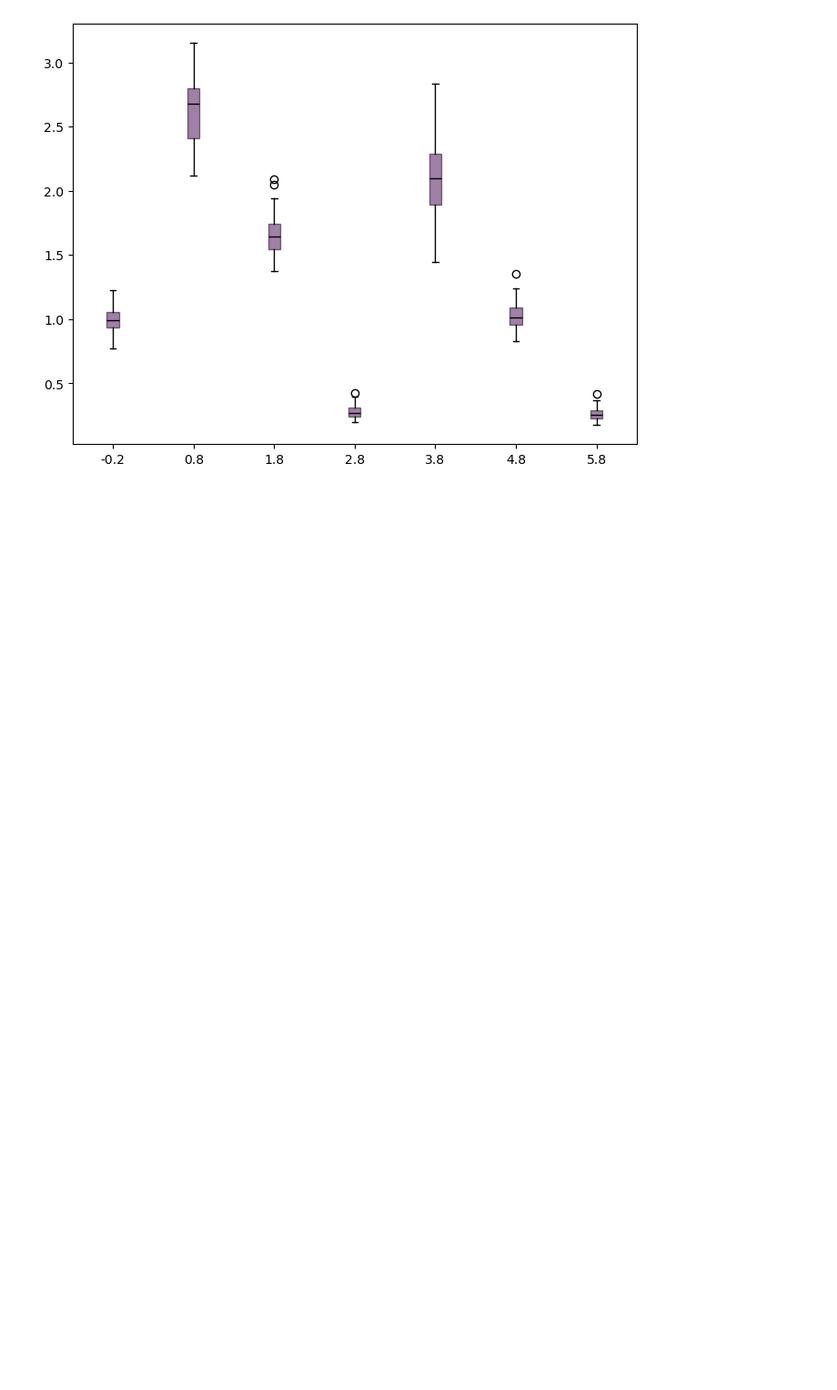
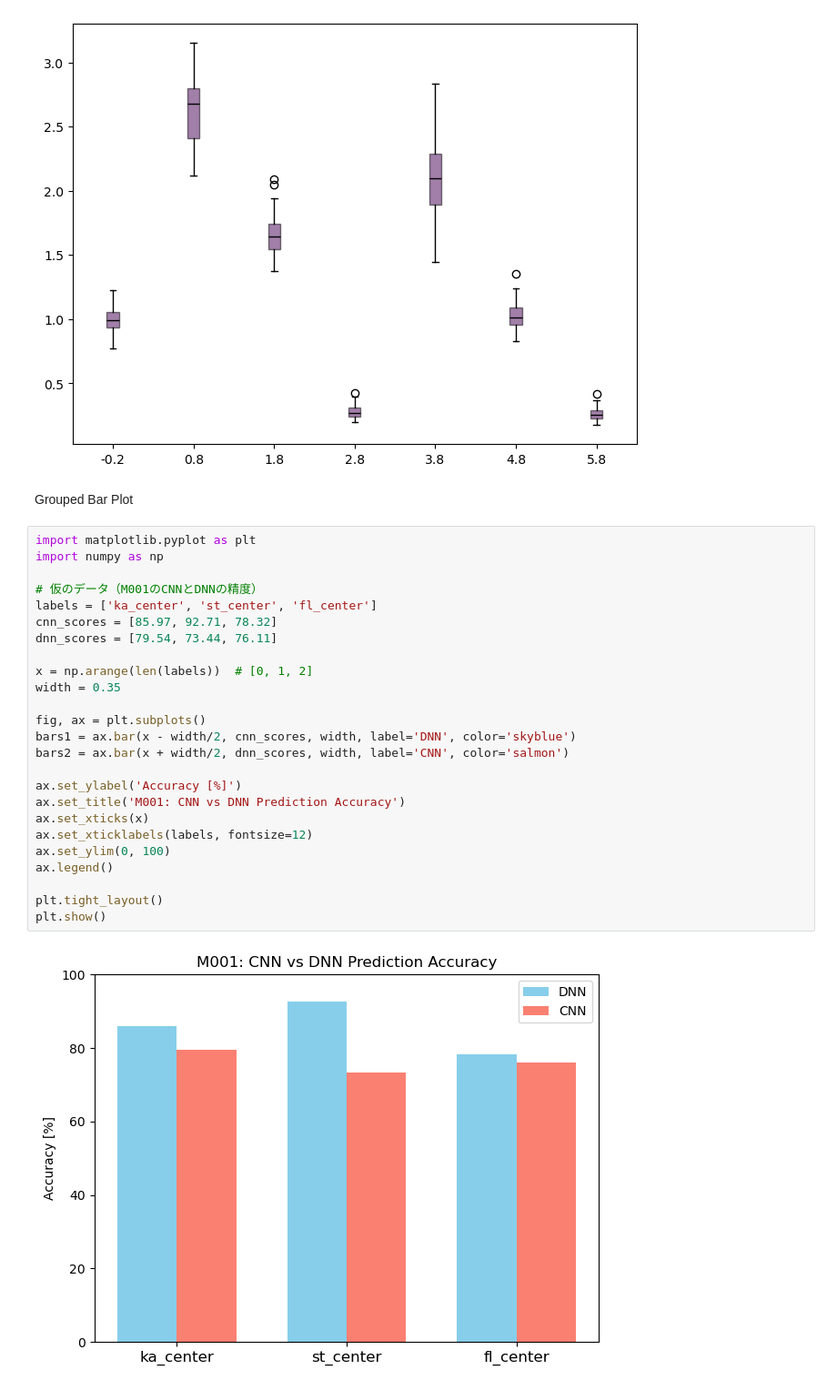
Before and after one commit to tetdarth/signal-processing-for-GMRF, a Jupyter notebook: src/plot.ipynb, the cells around one changed output. Shown at 91% size. Cells and saved outputs as stored; diff of their text form; blank space fills up the shorter version.

```diff
--- a/src/plot.ipynb
+++ b/src/plot.ipynb
@@ -111,3 +111,32 @@ boxplot_plot()
 ValueError: List of boxplot statistics and `positions` values must have same the length
 [figure]
 [figure]
+# %% [markdown]
+Grouped Bar Plot
+# %%
+import matplotlib.pyplot as plt
+import numpy as np
+
+# 仮のデータ（M001のCNNとDNNの精度）
+labels = ['ka_center', 'st_center', 'fl_center']
+cnn_scores = [85.97, 92.71, 78.32]
+dnn_scores = [79.54, 73.44, 76.11]
+
+x = np.arange(len(labels))  # [0, 1, 2]
+width = 0.35
+
+fig, ax = plt.subplots()
+bars1 = ax.bar(x - width/2, cnn_scores, width, label='DNN', color='skyblue')
+bars2 = ax.bar(x + width/2, dnn_scores, width, label='CNN', color='salmon')
+
+ax.set_ylabel('Accuracy [%]')
+ax.set_title('M001: CNN vs DNN Prediction Accuracy')
+ax.set_xticks(x)
+ax.set_xticklabels(labels, fontsize=12)
+ax.set_ylim(0, 100)
+ax.legend()
+
+plt.tight_layout()
+plt.show()
+# %% [output]
+[figure, added]
```
Also changed, not shown: 17 other files.
